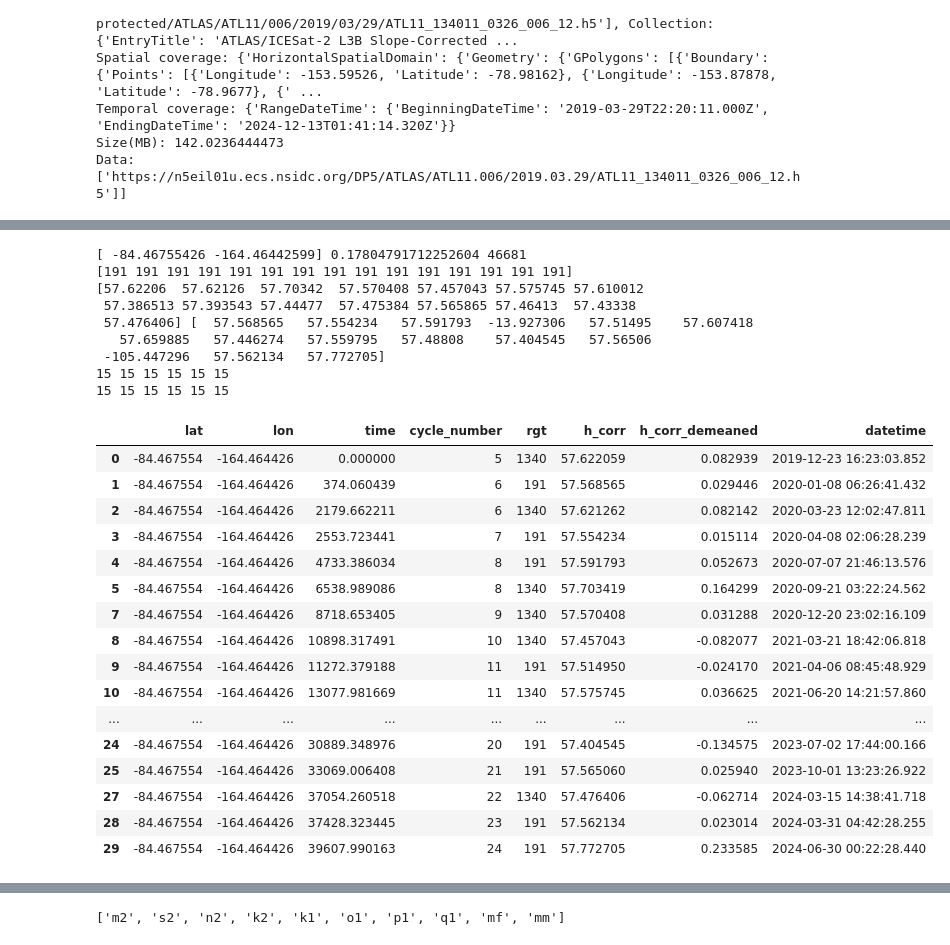
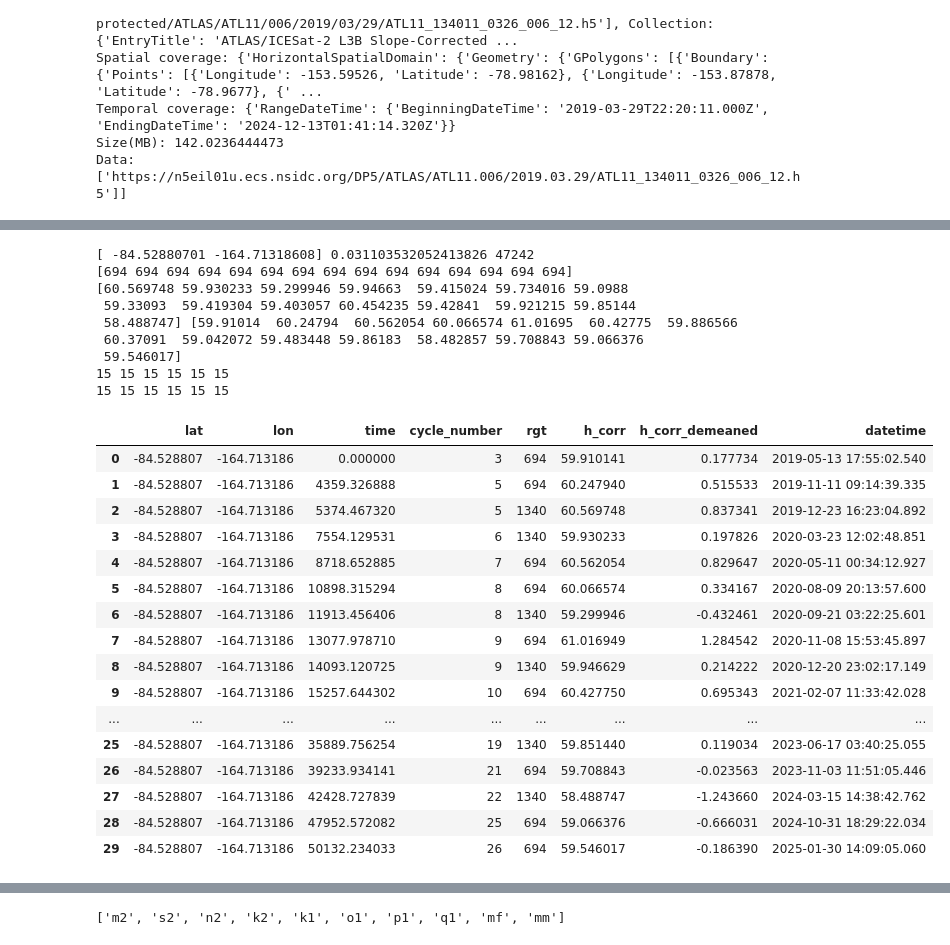
Before and after one commit to zsk4/harmonic-analysis, a Jupyter notebook: notebooks/ha.ipynb, the cells around one changed output, grey strips where cells are left out. Drawn from its saved outputs; the diff is of its cells as text; code cells hidden in the pictures.

```diff
--- a/notebooks/ha.ipynb
+++ b/notebooks/ha.ipynb
@@ -187,0 +209,4 @@ Data: ['https://n5eil01u.ecs.nsidc.org/DP5/ATLAS/ATL11.006/2019.03.29/ATL11_1340
+# %%
+for file in files[:7]:
+    with h5py.File(file, "r") as fi:
+        print(fi["/"])
@@ -238,6 +265,10 @@ for file in files[:7]:
             data["x_time"] = Time(
                 time_temp, format="gps"
             ).iso  # Convert to readable time
+            data["x_tide"] = fi[
+                g + "crossing_track_data/tide_ocean"
+            ]  # Not ocean_tide as in the ATBD
+            data["x_ref_pt"] = fi[g + "crossing_track_data/ref_pt"][:]
 
             # Main track data
             data["lat"] = fi[g + "/latitude"][:]  # Latitude [degrees]
@@ -251,5 +282,6 @@ for file in files[:7]:
             data["ref_pt"] = fi[g + "/ref_pt"][:]  # Reference point
             time_temp = data["t_ref"] + data["t_dt"]
             data["time"] = Time(time_temp, format="gps").iso  # Convert to readable time
+            data["tide"] = fi[g + "/cycle_stats/tide_ocean"][:]  # Tide correction [m]
 
         data_arr.append(data)
@@ -257,6 +301,7 @@ for file in files[:7]:
 # Find closest point to gz05 for data_arr[0]
 trk_X = data_arr[0]
 gz05_lat, gz05_lon = -84.2986, -164.5206
+gz05_lat, gz05_lon = -84.4986, -164.7206
 lat_lon = np.column_stack((trk_X["x_lat"], trk_X["x_lon"]))
 dists = np.linalg.norm(lat_lon - [gz05_lat, gz05_lon], axis=1)
 min_index = np.argmin(dists)
@@ -277,9 +322,13 @@ mskd_h = mskd_h[msk_h]
 mskd_xt = trk_X["x_time"][mskx]
 mskd_xcycle = trk_X["x_cycle_number"][mskx]
 mskd_xrgt = trk_X["x_rgt"][mskx]
+mskd_xrefpt = trk_X["x_ref_pt"][mskx]
+# mskd_xtide = trk_X["x_tide"][mskx]
 
 mskd_t = trk_X["time"][msk]
 mskd_tdt = trk_X["t_dt"][msk]
+# mskd_refpt = trk_X["ref_pt"][msk_t]
+# mskd_tide = trk_X["tide"][msk]
 msk_t = mskd_tdt < 1e300
 mskd_t = mskd_t[msk_t]
 msk_t = msk_t.flatten()
@@ -297,6 +346,7 @@ print(
     len(mskd_cycle),
     len(mskd_rgt),
     len(mskd_h),
+    # len(mskd_tide),
 )
 print(
     len(mskd_xlat),
@@ -305,6 +355,7 @@ print(
     len(mskd_xcycle),
     len(mskd_xrgt),
     len(mskd_xh),
+    # len(mskd_xtide),
 )
 df1 = pd.DataFrame(
     {
@@ -314,58 +365,60 @@ df1 = pd.DataFrame(
         "cycle_number": mskd_xcycle,
         "rgt": mskd_xrgt,
         "h_corr": mskd_xh,
+        # "tide": mskd_xtide,
     }
 )
 df2 = pd.DataFrame(
     {
         "lat": mskd_lat,
         "lon": mskd_lon,
         "time": mskd_t,
         "cycle_number": mskd_cycle,
         "rgt": mskd_rgt,
         "h_corr": mskd_h,
+        # "tide": mskd_tide,
     }
 )
 df = pd.concat([df1, df2], ignore_index=True)
 df = df.sort_values(by=["time"]).reset_index(drop=True)
 
 df = [df[(df["h_corr"] < 80) & (df["h_corr"] > 30)]]
 df = df[0]
 
 # Remove mean from h_corr
 
 df["h_corr_demeaned"] = df["h_corr"] - df["h_corr"].mean()
 
 # Convert time to hours since first time
 df["datetime"] = df["time"]
 df["time"] = (
     pd.to_datetime(df["time"]) - pd.to_datetime(df["time"].iloc[0])
 ).dt.total_seconds() / SEC_IN_HR
 df
 # %% [output]
-[ -84.46755426 -164.46442599] 0.17804791712252604 46681
-[191 191 191 191 191 191 191 191 191 191 191 191 191 191 191]
-[57.62206  57.62126  57.70342  57.570408 57.457043 57.575745 57.610012
- 57.386513 57.393543 57.44477  57.475384 57.565865 57.46413  57.43338
- 57.476406] [  57.568565   57.554234   57.591793  -13.927306   57.51495    57.607418
-   57.659885   57.446274   57.559795   57.48808    57.404545   57.56506
- -105.447296   57.562134   57.772705]
+[ -84.52880701 -164.71318608] 0.031103532052413826 47242
+[694 694 694 694 694 694 694 694 694 694 694 694 694 694 694]
+[60.569748 59.930233 59.299946 59.94663  59.415024 59.734016 59.0988
+ 59.33093  59.419304 59.403057 60.454235 59.42841  59.921215 59.85144
+ 58.488747] [59.91014  60.24794  60.562054 60.066574 61.01695  60.42775  59.886566
+ 60.37091  59.042072 59.483448 59.86183  58.482857 59.708843 59.066376
+ 59.546017]
 15 15 15 15 15 15
 15 15 15 15 15 15
 |  | lat | lon | time | cycle_number | rgt | h_corr | h_corr_demeaned | datetime |
-| 0 | -84.467554 | -164.464426 | 0.000000 | 5 | 1340 | 57.622059 | 0.082939 | 2019-12-23 16:23:03.852 |
-| 1 | -84.467554 | -164.464426 | 374.060439 | 6 | 191 | 57.568565 | 0.029446 | 2020-01-08 06:26:41.432 |
-| 2 | -84.467554 | -164.464426 | 2179.662211 | 6 | 1340 | 57.621262 | 0.082142 | 2020-03-23 12:02:47.811 |
-| 3 | -84.467554 | -164.464426 | 2553.723441 | 7 | 191 | 57.554234 | 0.015114 | 2020-04-08 02:06:28.239 |
-| 4 | -84.467554 | -164.464426 | 4733.386034 | 8 | 191 | 57.591793 | 0.052673 | 2020-07-07 21:46:13.576 |
-| 5 | -84.467554 | -164.464426 | 6538.989086 | 8 | 1340 | 57.703419 | 0.164299 | 2020-09-21 03:22:24.562 |
-| 7 | -84.467554 | -164.464426 | 8718.653405 | 9 | 1340 | 57.570408 | 0.031288 | 2020-12-20 23:02:16.109 |
-| 8 | -84.467554 | -164.464426 | 10898.317491 | 10 | 1340 | 57.457043 | -0.082077 | 2021-03-21 18:42:06.818 |
-| 9 | -84.467554 | -164.464426 | 11272.379188 | 11 | 191 | 57.514950 | -0.024170 | 2021-04-06 08:45:48.929 |
-| 10 | -84.467554 | -164.464426 | 13077.981669 | 11 | 1340 | 57.575745 | 0.036625 | 2021-06-20 14:21:57.860 |
+| 0 | -84.528807 | -164.713186 | 0.000000 | 3 | 694 | 59.910141 | 0.177734 | 2019-05-13 17:55:02.540 |
+| 1 | -84.528807 | -164.713186 | 4359.326888 | 5 | 694 | 60.247940 | 0.515533 | 2019-11-11 09:14:39.335 |
+| 2 | -84.528807 | -164.713186 | 5374.467320 | 5 | 1340 | 60.569748 | 0.837341 | 2019-12-23 16:23:04.892 |
+| 3 | -84.528807 | -164.713186 | 7554.129531 | 6 | 1340 | 59.930233 | 0.197826 | 2020-03-23 12:02:48.851 |
+| 4 | -84.528807 | -164.713186 | 8718.652885 | 7 | 694 | 60.562054 | 0.829647 | 2020-05-11 00:34:12.927 |
+| 5 | -84.528807 | -164.713186 | 10898.315294 | 8 | 694 | 60.066574 | 0.334167 | 2020-08-09 20:13:57.600 |
+| 6 | -84.528807 | -164.713186 | 11913.456406 | 8 | 1340 | 59.299946 | -0.432461 | 2020-09-21 03:22:25.601 |
+| 7 | -84.528807 | -164.713186 | 13077.978710 | 9 | 694 | 61.016949 | 1.284542 | 2020-11-08 15:53:45.897 |
+| 8 | -84.528807 | -164.713186 | 14093.120725 | 9 | 1340 | 59.946629 | 0.214222 | 2020-12-20 23:02:17.149 |
+| 9 | -84.528807 | -164.713186 | 15257.644302 | 10 | 694 | 60.427750 | 0.695343 | 2021-02-07 11:33:42.028 |
 | ... | ... | ... | ... | ... | ... | ... | ... | ... |
-| 24 | -84.467554 | -164.464426 | 30889.348976 | 20 | 191 | 57.404545 | -0.134575 | 2023-07-02 17:44:00.166 |
-| 25 | -84.467554 | -164.464426 | 33069.006408 | 21 | 191 | 57.565060 | 0.025940 | 2023-10-01 13:23:26.922 |
-| 27 | -84.467554 | -164.464426 | 37054.260518 | 22 | 1340 | 57.476406 | -0.062714 | 2024-03-15 14:38:41.718 |
-| 28 | -84.467554 | -164.464426 | 37428.323445 | 23 | 191 | 57.562134 | 0.023014 | 2024-03-31 04:42:28.255 |
-| 29 | -84.467554 | -164.464426 | 39607.990163 | 24 | 191 | 57.772705 | 0.233585 | 2024-06-30 00:22:28.440 |
+| 25 | -84.528807 | -164.713186 | 35889.756254 | 19 | 1340 | 59.851440 | 0.119034 | 2023-06-17 03:40:25.055 |
+| 26 | -84.528807 | -164.713186 | 39233.934141 | 21 | 694 | 59.708843 | -0.023563 | 2023-11-03 11:51:05.446 |
+| 27 | -84.528807 | -164.713186 | 42428.727839 | 22 | 1340 | 58.488747 | -1.243660 | 2024-03-15 14:38:42.762 |
+| 28 | -84.528807 | -164.713186 | 47952.572082 | 25 | 694 | 59.066376 | -0.666031 | 2024-10-31 18:29:22.034 |
+| 29 | -84.528807 | -164.713186 | 50132.234033 | 26 | 694 | 59.546017 | -0.186390 | 2025-01-30 14:09:05.060 |
```
Also changed, not shown: parts of 15 cells of this notebook, 2 other files.
